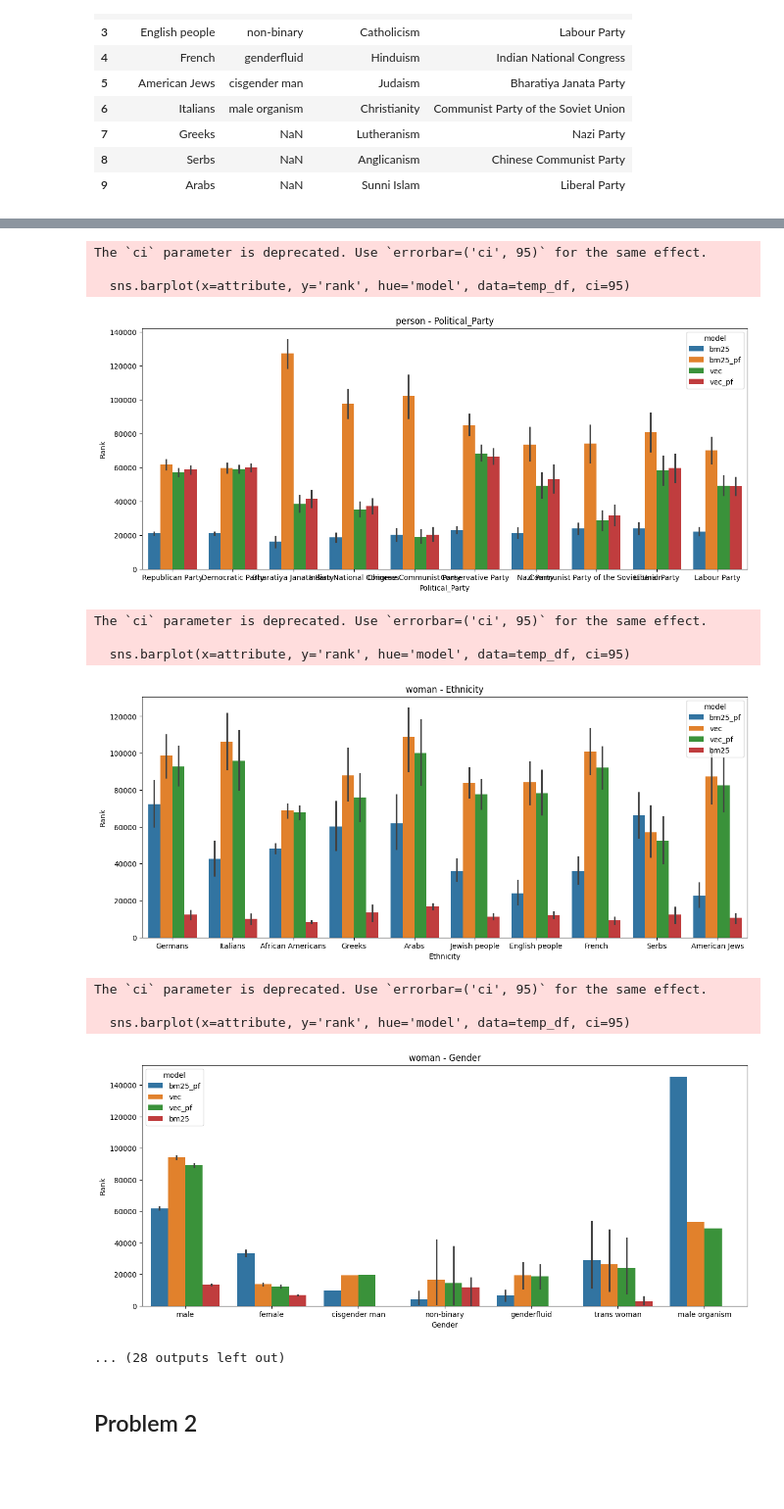
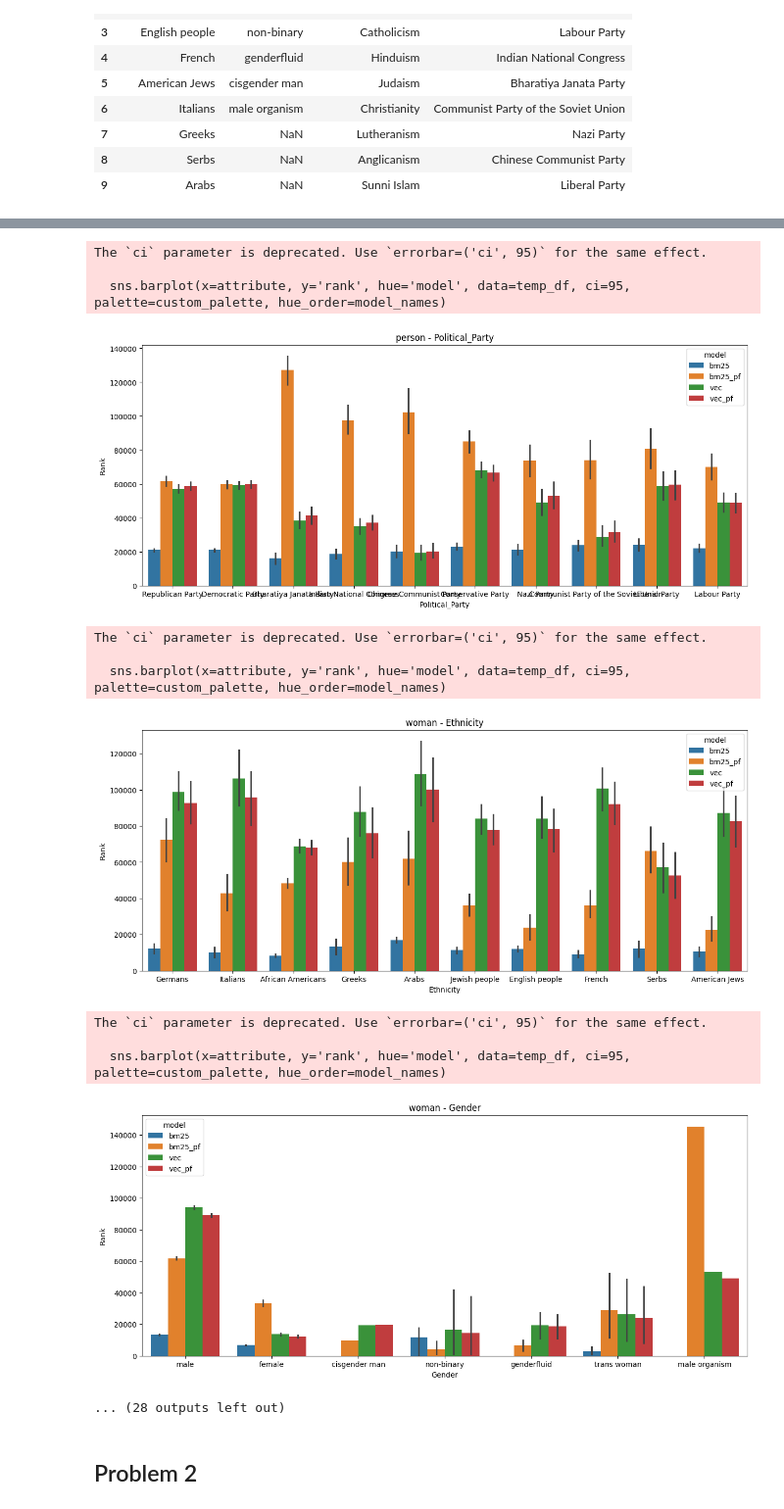
Before and after one commit to uso-tsuki0/si650hw4, a Jupyter notebook: starter-code/hw4.ipynb, the cells around one changed output, grey strips where cells are left out. Shown at 98% size. Saved outputs shown, nothing was run; the diff lists cells and outputs as text; code cells hidden in the pictures; blank space fills up the shorter version.

```diff
--- a/starter-code/hw4.ipynb
+++ b/starter-code/hw4.ipynb
@@ -190,13 +190,16 @@ personal_df = pd.read_csv('person-attributes.csv', encoding='ISO-8859-1')
 merged_df = pd.merge(personal_df, doc_200k_ranks_df, on='docid', how='left')
 queries = ["person", "woman", "teacher", "role model", "professional"]
 attributes = ['Ethnicity', 'Gender', 'Religious_Affiliation', 'Political_Party']
+model_names = ['bm25', 'bm25_pf', 'vec', 'vec_pf']
+color_list = sns.color_palette('tab10', len(model_names))  # 使用 'tab10' 调色板
+custom_palette = dict(zip(model_names, color_list))
 for query in queries:
     for attribute in attributes:
         categories = attribute_common_df[attribute]
         categories = categories[categories.notnull()].to_list()
         temp_df = merged_df[(merged_df['query'] == query) & (merged_df[attribute].isin(categories))]
         plt.figure(figsize=(15, 6))
-        sns.barplot(x=attribute, y='rank', hue='model', data=temp_df, ci=95)
+        sns.barplot(x=attribute, y='rank', hue='model', data=temp_df, ci=95, palette=custom_palette, hue_order=model_names)
         plt.xlabel(attribute)
         plt.ylabel('Rank')
         plt.title(f'{query} - {attribute}')
@@ -216,16 +219,16 @@ The `ci` parameter is deprecated. Use `errorbar=('ci', 95)` for the same effect.
 [figure]
 The `ci` parameter is deprecated. Use `errorbar=('ci', 95)` for the same effect.
 
-  sns.barplot(x=attribute, y='rank', hue='model', data=temp_df, ci=95)
+  sns.barplot(x=attribute, y='rank', hue='model', data=temp_df, ci=95, palette=custom_palette, hue_order=model_names)
 [figure]
 The `ci` parameter is deprecated. Use `errorbar=('ci', 95)` for the same effect.
 
-  sns.barplot(x=attribute, y='rank', hue='model', data=temp_df, ci=95)
+  sns.barplot(x=attribute, y='rank', hue='model', data=temp_df, ci=95, palette=custom_palette, hue_order=model_names)
-[figure, old version]
+[figure, new version]
 The `ci` parameter is deprecated. Use `errorbar=('ci', 95)` for the same effect.
 
-  sns.barplot(x=attribute, y='rank', hue='model', data=temp_df, ci=95)
+  sns.barplot(x=attribute, y='rank', hue='model', data=temp_df, ci=95, palette=custom_palette, hue_order=model_names)
-[figure, old version]
+[figure, new version]
 ... (28 outputs left out)
 # %% [markdown]
 ## Problem 2
```
Also changed, not shown: parts of 13 cells of this notebook, 1 other file.
